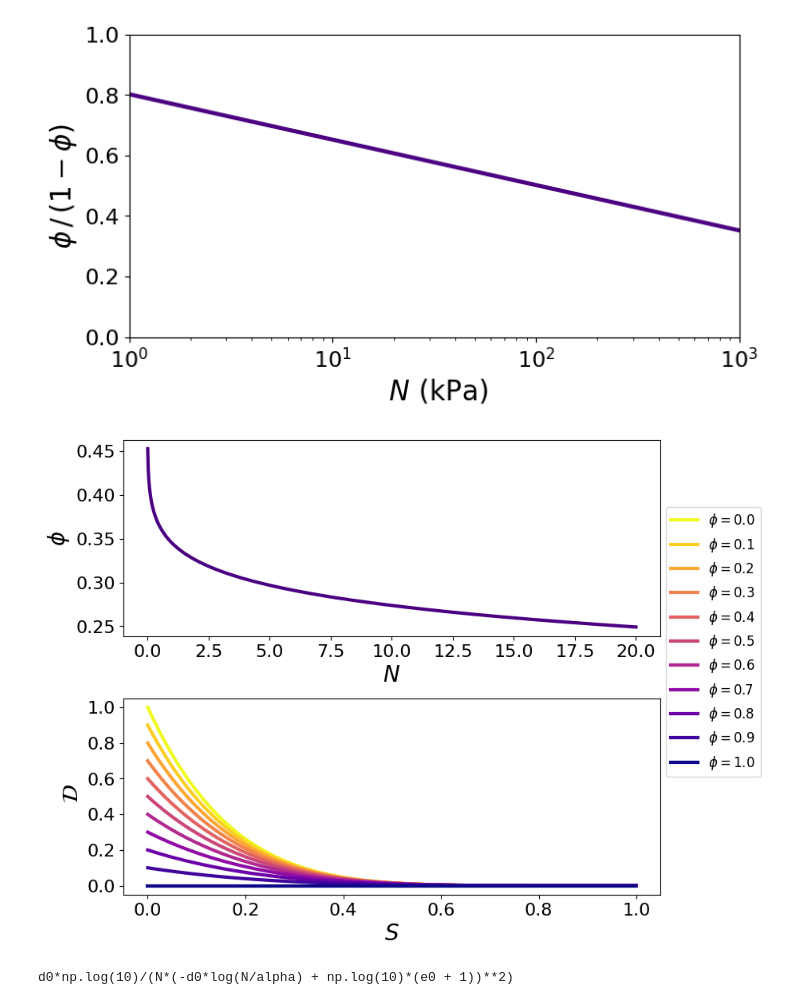
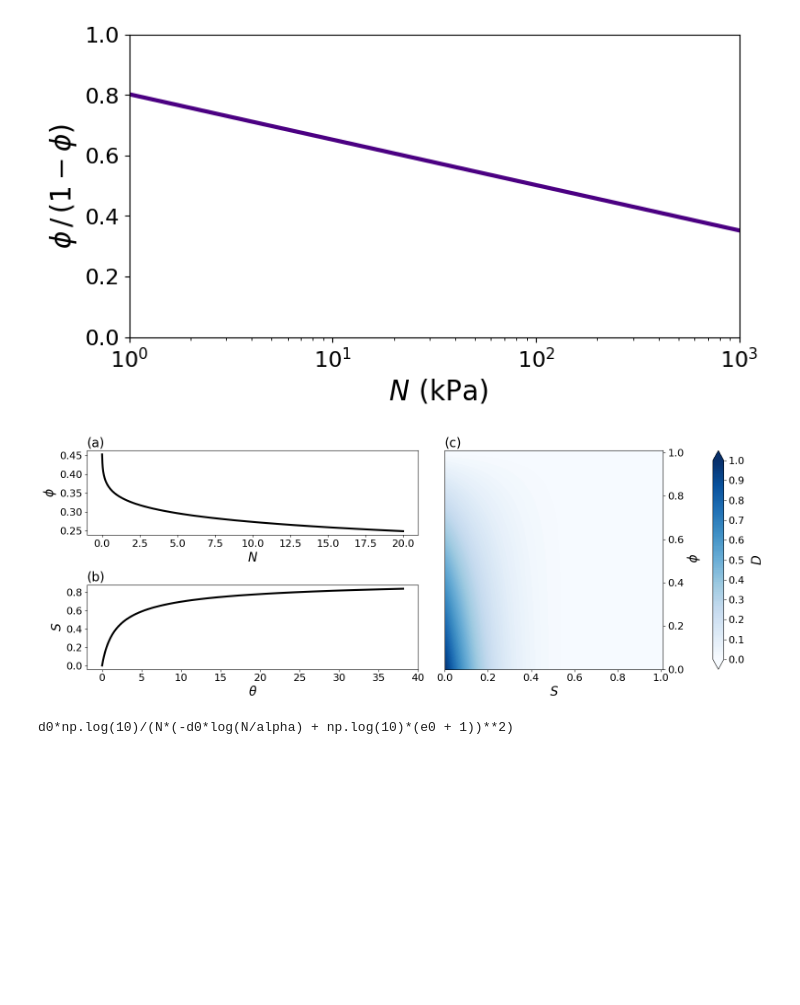
Before and after one commit to agstub-umd/compaction-frost, a Jupyter notebook: notebooks/plots.ipynb, the cells around one changed output. Cells and saved outputs as stored; diff of their text form; code cells hidden in the pictures; blank space fills up the shorter version.

Commit message:
plotting and notebook  changes

```diff
--- a/notebooks/plots.ipynb
+++ b/notebooks/plots.ipynb
@@ -23,7 +18,7 @@ from params import alpha, N_sc
 import sympy as sp
 # %%
 # phi = np.linspace(0.1,0.9,1000)
-N = np.linspace(1e-2,20,1000)
+N = np.linspace(1e-3,20,1000)
 # %%
 phi = Phi(N,log=np.log)
 e = phi/(1-phi)
@@ -42,33 +37,55 @@ plt.show()
 [figure]
 # %%
 S = np.linspace(0,0.999,100)
-phi_i = np.arange(0,1.1,0.1)
-colors = pl.cm.plasma_r(phi_i)
+phi_i = np.arange(0,1.1,0.25)
+colors = pl.cm.cool_r(phi_i)
+z = np.linspace(1e-3,20,1000)
 
-plt.figure(figsize=(8,6))
-plt.subplot(211)
-plt.plot(N,phi,linewidth=3,color='indigo')
+plt.figure(figsize=(16,6))
+plt.subplot(221)
+plt.title(r'(a)',fontsize=20,loc='left')
+plt.plot(N,phi,linewidth=3,color='k')
 plt.xticks(fontsize=16)
 plt.yticks(fontsize=16)
 plt.xlabel(r'$N$',fontsize=20)
 plt.ylabel(r'$\phi$',fontsize=20)
 # plt.ylim(0,10)
 plt.tight_layout()
 
+plt.subplot(223)
+plt.title(r'(b)',fontsize=20,loc='left')
+plt.plot(temp(z),sat(temp(z)),linewidth=3,color='k')
+plt.xticks(fontsize=16)
+plt.yticks(fontsize=16)
+plt.xlabel(r'$\theta$',fontsize=20)
+plt.ylabel(r'$S$',fontsize=20)
+# plt.ylim(0,10)
+plt.tight_layout()
 
-plt.subplot(212)
-for i in range(phi_i.size):
-    plt.plot(S,D(phi_i[i],S,eps=1e-7),linewidth=3,color=colors[i],label=r'$\phi=$'+'{:.1f}'.format(phi_i[i]))
-# plt.gca().set_yscale('log')
+
+plt.subplot(122)
+S_i = np.linspace(0,1.01,500)
+phi_i = np.linspace(0,1.01,500)
+S_g,phi_g = np.meshgrid(S_i,phi_i)
+plt.title(r'(c)',fontsize=20,loc='left')
+# for i in range(phi_i.size):
+#     plt.plot(S,D(phi_i[i],S,eps=1e-7),linewidth=3,color=colors[i],label=r'$\phi=$'+'{:.2f}'.format(phi_i[i]))
+
+p1 = plt.contourf(S_g,phi_g, D(phi_g,S_g,eps=1e-10),cmap='Blues',extend='both',levels=np.arange(0,1.01,0.01))
+cbar = plt.colorbar(p1,pad=0.15,ticks=np.arange(0,1.05,0.1))
+cbar.ax.tick_params(labelsize=16)
+cbar.set_label(r'$D$',fontsize=20,labelpad=10)
+plt.gca().yaxis.set_label_position("right")
+plt.gca().yaxis.tick_right()
 plt.xticks(fontsize=16)
 plt.yticks(fontsize=16)
 plt.xlabel(r'$S$',fontsize=20)
-plt.ylabel(r' $\mathcal{D}$',fontsize=20)
-plt.legend(fontsize=12,loc=(1.01,0.6))
-
+plt.ylabel(r' $\phi$',fontsize=20)
+plt.gca().set_aspect('equal', adjustable='box')
+plt.savefig('constitutive_plots')
 plt.show()
 # %% [output]
-[figure, old version]
+[figure, new version]
 # %%
 N_s = sp.Symbol('N',real=True)
 alpha_s = sp.Symbol('alpha',real=True)
```
Also changed, not shown: parts of 2 cells of this notebook, 9 other files.
